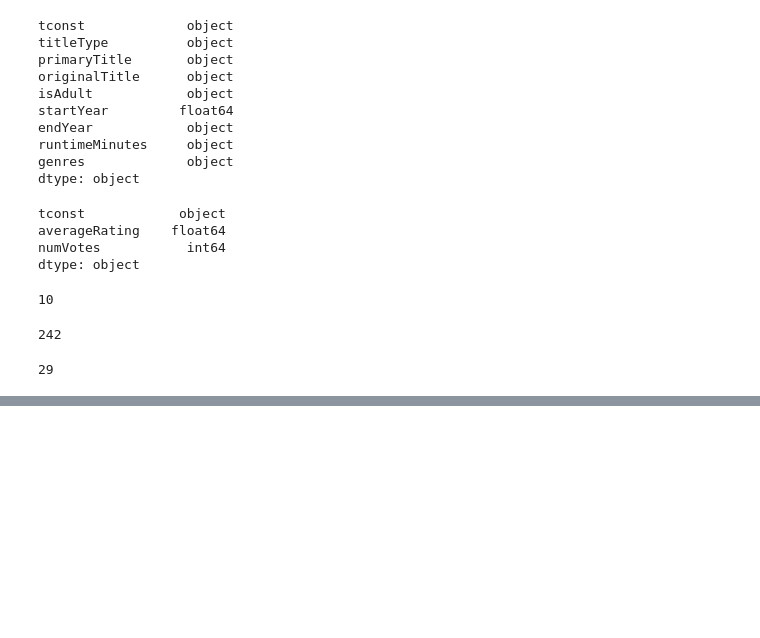
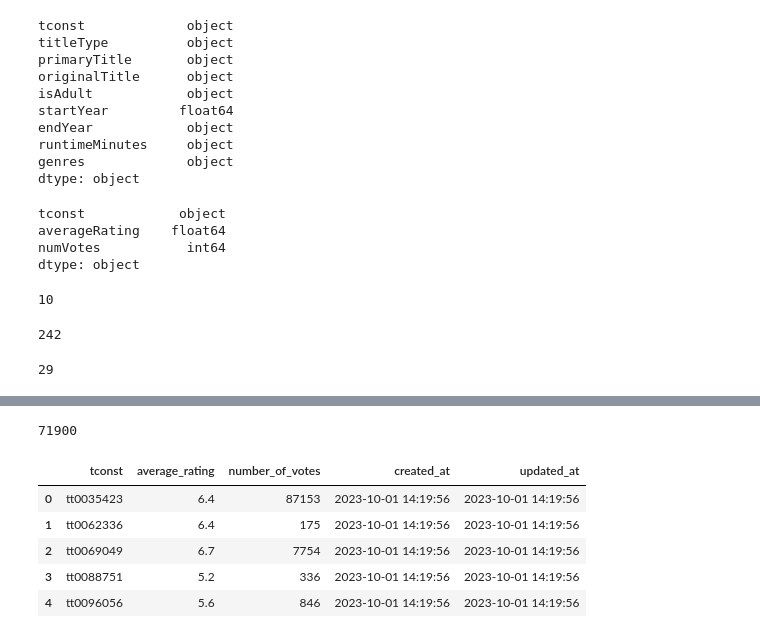
Before and after one commit to parkerholds/ph-movie-data, a Jupyter notebook: Project_2.ipynb, the cells around one changed output, grey strips where cells are left out. Saved outputs shown, nothing was run; the diff lists cells and outputs as text; code cells hidden in the pictures; blank space fills up the shorter version.

```diff
--- a/Project_2.ipynb
+++ b/Project_2.ipynb
@@ -275,0 +391,14 @@ basics['genres'].map(len).max()
+# %%
+ratings.to_sql("ratings",conn,index=False, if_exists='append')
+# %% [output]
+71900
+# %%
+q = """SELECT * FROM ratings LIMIT 5;"""
+pd.read_sql(q, conn)
+# %% [output]
+|  | tconst | average_rating | number_of_votes | created_at | updated_at |
+| 0 | tt0035423 | 6.4 | 87153 | 2023-10-01 14:19:56 | 2023-10-01 14:19:56 |
+| 1 | tt0062336 | 6.4 | 175 | 2023-10-01 14:19:56 | 2023-10-01 14:19:56 |
+| 2 | tt0069049 | 6.7 | 7754 | 2023-10-01 14:19:56 | 2023-10-01 14:19:56 |
+| 3 | tt0088751 | 5.2 | 336 | 2023-10-01 14:19:56 | 2023-10-01 14:19:56 |
+| 4 | tt0096056 | 5.6 | 846 | 2023-10-01 14:19:56 | 2023-10-01 14:19:56 |
```
Also changed, not shown: parts of 21 cells of this notebook, 3 other files.
